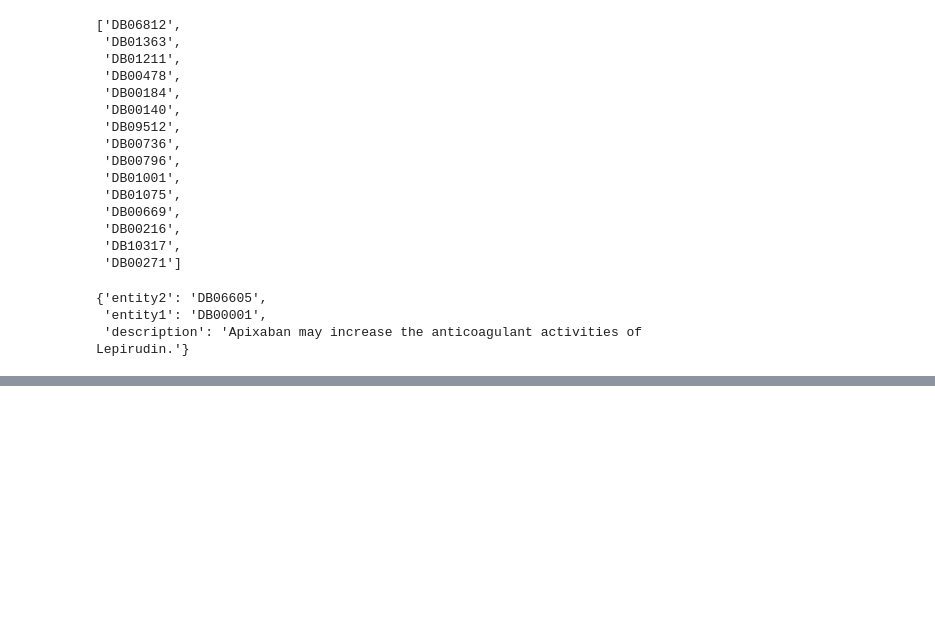
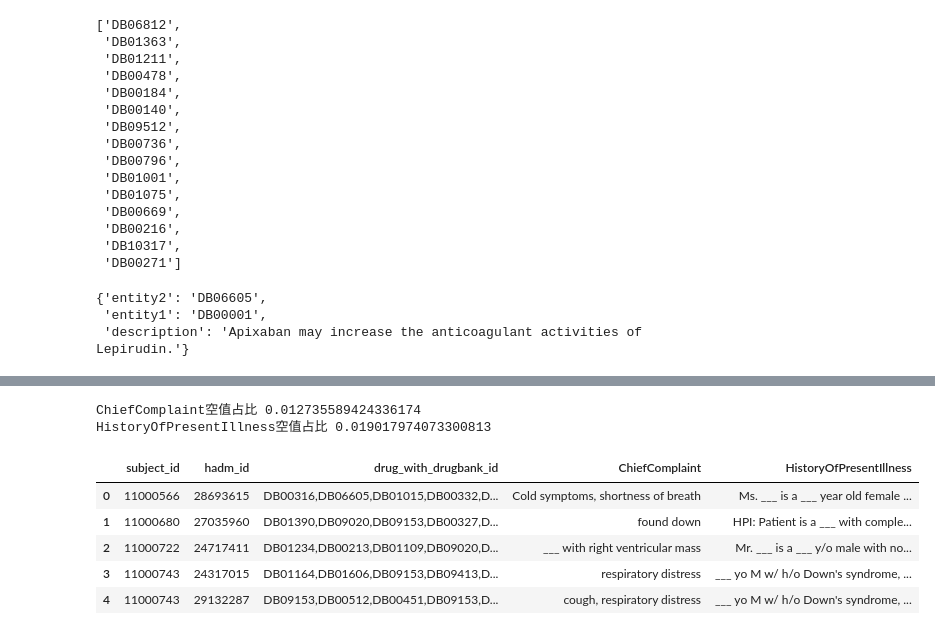
Before and after one commit to WnQinm/DrugRec, a Jupyter notebook: data/get_data.ipynb, the cells around one changed output, grey strips where cells are left out. Saved outputs shown, nothing was run; the diff lists cells and outputs as text; code cells hidden in the pictures; blank space fills up the shorter version.

```diff
--- a/data/get_data.ipynb
+++ b/data/get_data.ipynb
@@ -762,0 +765,16 @@ link_data[0]
+# %%
+import pandas as pd
+
+# 加载带drugbank药物数据的mimic数据 去除空值
+drugs = pd.read_csv("./data/diseases_circulatory_system_with_drugbank_id.csv")
+drugs = drugs[~drugs.isna()]
+drugs["drug_with_drugbank_id"] = drugs["drug_with_drugbank_id"].astype('str')
+
+# 每次就诊时医生开出的所有药物数据聚集在一行里
+mimic_data = drugs.groupby(["subject_id", "hadm_id"])["drug_with_drugbank_id"].agg(lambda x: ','.join(x))
+discharge = pd.read_csv("./data/mimic-note/discharge.csv", usecols=["subject_id", "hadm_id", "text"])
+# 将症状描述表和开药数据表通过就诊id连接
+mimic_with_text = pd.merge(discharge, right=mimic_data, how='right', on=["subject_id", "hadm_id"])
+# 去除空值
+traindata = mimic_with_text[(~mimic_with_text.text.isna()) & (~mimic_with_text.drug_with_drugbank_id.isna())].reset_index(drop=True)
+traindata.head()
@@ -762,0 +788,36 @@ link_data[0]
+# %%
+import re
+import numpy as np
+
+def extract_data(text:str):
+    ChiefComplaint = re.findall(r"[ \n]+(Chief|___) Complaint:\n(.*)?[ \n]+", text, re.IGNORECASE)
+    if len(ChiefComplaint) != 1:
+        ChiefComplaint = np.nan
+    else:
+        ChiefComplaint = ChiefComplaint[0][1].strip()
+    HistoryOfPresentIllness = re.findall(r"History of Present Illness:([\s\S]*)?Past Medical History", text, re.IGNORECASE)
+    if len(HistoryOfPresentIllness) != 1:
+        HistoryOfPresentIllness = np.nan
+    else:
+        HistoryOfPresentIllness = HistoryOfPresentIllness[0].replace("\n", "").strip()
+        HistoryOfPresentIllness = re.sub(r"\s+", " ", HistoryOfPresentIllness)
+    return ChiefComplaint, HistoryOfPresentIllness
+
+# 提取主诉和现病史
+results = traindata.text.apply(extract_data)
+ChiefComplaint, HistoryOfPresentIllness = zip(*results.tolist())
+print("ChiefComplaint空值占比", sum(list(map(lambda x:type(x)!=str, ChiefComplaint)))/len(ChiefComplaint))
+print("HistoryOfPresentIllness空值占比", sum(list(map(lambda x:type(x)!=str, HistoryOfPresentIllness)))/len(HistoryOfPresentIllness))
+traindata["ChiefComplaint"] = ChiefComplaint
+traindata["HistoryOfPresentIllness"] = HistoryOfPresentIllness
+traindata = traindata[(~traindata.ChiefComplaint.isna()) & (~traindata.HistoryOfPresentIllness.isna())].reset_index(drop=True)
+traindata.drop(columns=["text"]).head()
+# %% [output]
+ChiefComplaint空值占比 0.012735589424336174
+HistoryOfPresentIllness空值占比 0.019017974073300813
+|  | subject_id | hadm_id | drug_with_drugbank_id | ChiefComplaint | HistoryOfPresentIllness |
+| 0 | 11000566 | 28693615 | DB00316,DB06605,DB01015,DB00332,D... | Cold symptoms, shortness of breath | Ms. ___ is a ___ year old female ... |
+| 1 | 11000680 | 27035960 | DB01390,DB09020,DB09153,DB00327,D... | found down | HPI: Patient is a ___ with comple... |
+| 2 | 11000722 | 24717411 | DB01234,DB00213,DB01109,DB09020,D... | ___ with right ventricular mass | Mr. ___ is a ___ y/o male with no... |
+| 3 | 11000743 | 24317015 | DB01164,DB01606,DB09153,DB09413,D... | respiratory distress | ___ yo M w/ h/o Down's syndrome, ... |
+| 4 | 11000743 | 29132287 | DB09153,DB00512,DB00451,DB09153,D... | cough, respiratory distress | ___ yo M w/ h/o Down's syndrome, ... |
```
Also changed, not shown: parts of 4 cells of this notebook, 8 other files.
